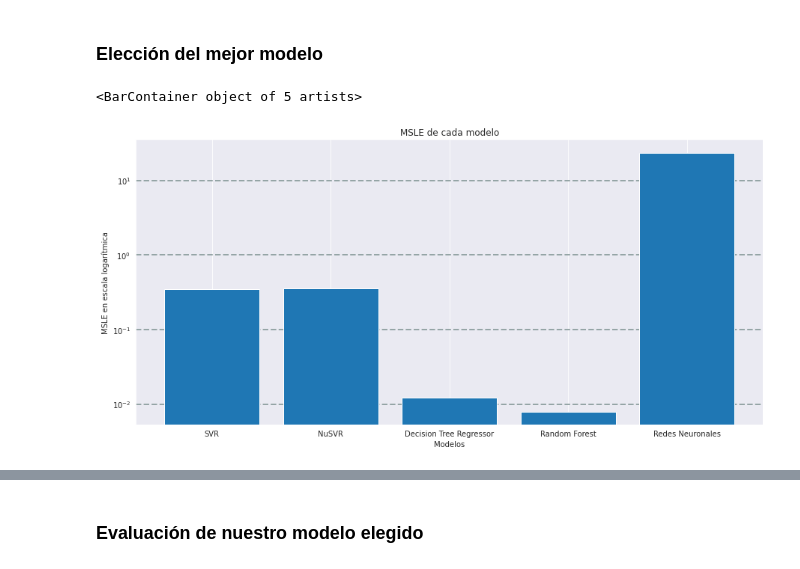
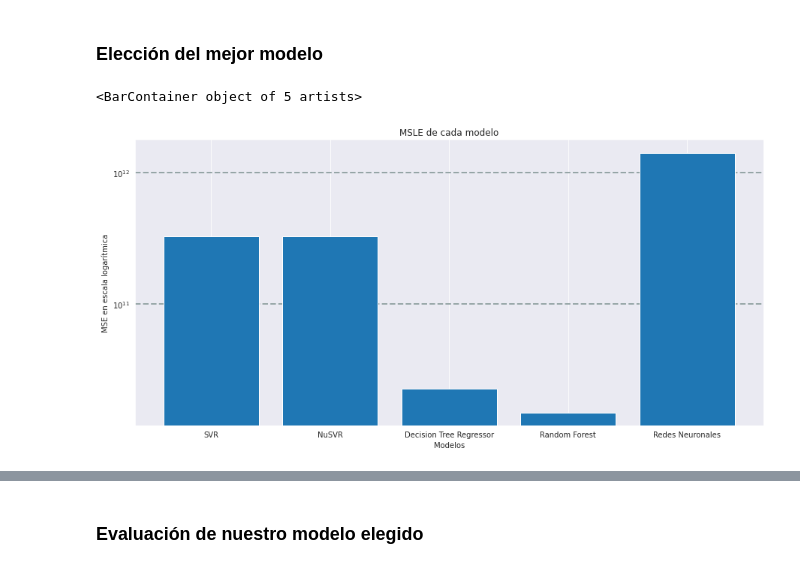
Before and after one commit to pereyraagustin/final-ia, a Jupyter notebook: TP_Final_IA_Grupo_1.ipynb, the cells around one changed output, grey strips where cells are left out. Drawn from its saved outputs; the diff is of its cells as text; code cells hidden in the pictures.

```diff
--- a/TP_Final_IA_Grupo_1.ipynb
+++ b/TP_Final_IA_Grupo_1.ipynb
@@ -277,7 +304,7 @@ for col in X_train_original.columns:
     y_pred = regr.predict(X_test)
     left_cols.append(col)
     used_kernels.append(kernel)
-    scores.append(mean_squared_log_error(y_test, y_pred))
+    scores.append(mean_squared_error(y_test, y_pred))
 
   # Reiniciar train y test
   X_train = X_train_original
@@ -290,7 +317,7 @@ for kernel in kernels:
   y_pred = regr.predict(X_test)
   left_cols.append('all')
   used_kernels.append(kernel)
-  scores.append(mean_squared_log_error(y_test, y_pred))
+  scores.append(mean_squared_error(y_test, y_pred))
 
 # Obtener la mejor combinación kernel, columna para la métrica usada
 results = pd.DataFrame({'kernel': used_kernels, 'column used': left_cols, 'score': scores,
@@ -336,7 +363,7 @@ for col in X_train_original.columns:
     y_pred = regr.predict(X_test)
     left_cols.append(col)
     regr_types.append(regr_type)
-    scores.append(mean_squared_log_error(y_test, y_pred))
+    scores.append(mean_squared_error(y_test, y_pred))
 
   # Reiniciar train y test
   X_train = X_train_original
@@ -348,7 +375,7 @@ for regr_type, regr in regressors.items():
     y_pred = regr.predict(X_test)
     left_cols.append("all")
     regr_types.append(regr_type)
-    scores.append(mean_squared_log_error(y_test, y_pred))
+    scores.append(mean_squared_error(y_test, y_pred))
 
 # Obtener la mejor combinación kernel, columna para la métrica usada
 results = pd.DataFrame({'type': regr_types, 'column used': left_cols, 'score': scores,
@@ -394,7 +421,7 @@ for col in X_train_original.columns:
     y_pred = regr.predict(X_test)
     left_cols.append(col)
     regr_types.append(regr_type)
-    scores.append(mean_squared_log_error(y_test, y_pred))
+    scores.append(mean_squared_error(y_test, y_pred))
 
   # Reiniciar train y test
   X_train = X_train_original
@@ -406,7 +433,7 @@ for regr_type, regr in regressors.items():
     y_pred = regr.predict(X_test)
     left_cols.append('all')
     regr_types.append(regr_type)
-    scores.append(mean_squared_log_error(y_test, y_pred))
+    scores.append(mean_squared_error(y_test, y_pred))
 
 # Obtener la mejor combinación kernel, columna para la métrica usada
 results = pd.DataFrame({'type': regr_types, 'column used': left_cols, 'score': scores,
@@ -453,7 +481,7 @@ for col in X_train_original.columns:
   regr = MLPRegressor(random_state=1, max_iter=200).fit(X_train, y_train)
   y_pred = regr.predict(X_test)
   left_cols.append(col)
-  scores.append(mean_squared_log_error(y_test, y_pred))
+  scores.append(mean_squared_error(y_test, y_pred))
 
   # Reiniciar train y test
   X_train = X_train_original
@@ -467,7 +495,7 @@ X_test = scaler.transform(X_test)
 regr = MLPRegressor(random_state=1, max_iter=200).fit(X_train, y_train)
 y_pred = regr.predict(X_test)
 left_cols.append('all')
-scores.append(mean_squared_log_error(y_test, y_pred))
+scores.append(mean_squared_error(y_test, y_pred))
 
 # Reiniciar datos
 X_train = X_train_original
@@ -488,18 +516,18 @@ Name: 11, dtype: object
 # %%
 # Convertir lista de pd.Series a DatFrame para acceder los datos más facilmente
 best_regr = pd.DataFrame(data=best_regressors, index=range(len(best_regressors)))
 # Grafico de barras para visualizar resultados
 # Mientras más bajo el error, mejor
 plt.figure(figsize=(15,7))
 plt.title('MSLE de cada modelo')
 plt.xlabel('Modelos')
-plt.ylabel('MSLE en escala logarítmica')
+plt.ylabel('MSE en escala logarítmica')
 plt.grid(color='#95a5a6', linestyle='--', linewidth=2, axis='y')
 plt.yscale('log')
 plt.bar(best_regr.model, best_regr.score)
 # %% [output]
 <BarContainer object of 5 artists>
-[figure, old version]
+[figure, new version]
 # %%
 # Imprimir por consola la configuración que usó el mejor modelo (columnas usadas y cosas como el kernel)
 print("Configuración del mejor modelo:\n")
```
Also changed, not shown: parts of 17 cells of this notebook.
